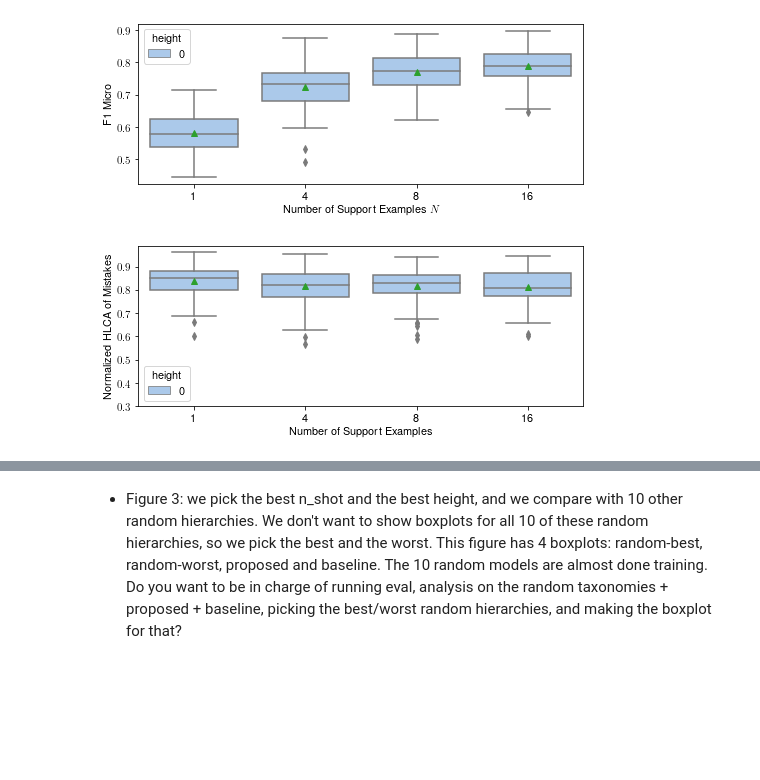
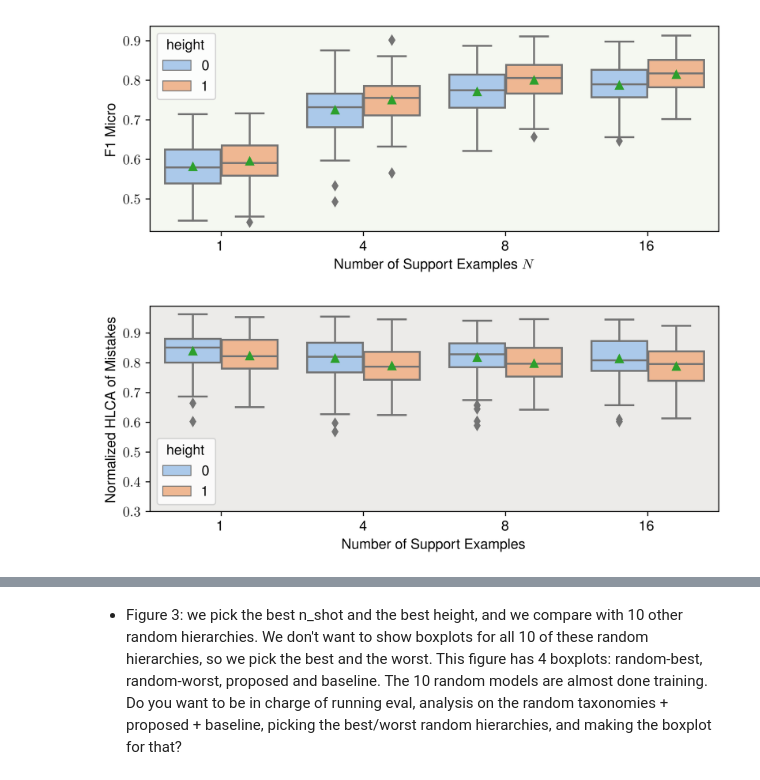
Before and after one commit to hugofloresgarcia/music-trees, a Jupyter notebook: scripts/figures.ipynb, the cells around one changed output, grey strips where cells are left out. Cells and saved outputs as stored; diff of their text form; code cells hidden in the pictures; blank space fills up the shorter version.

```diff
--- a/scripts/figures.ipynb
+++ b/scripts/figures.ipynb
@@ -12,8 +12,9 @@ plt.rcParams.update({
     "font.family": "sans-serif",
     "font.sans-serif": ["Helvetica"]
 })
+plt.rcParams['figure.dpi'] = 900
 
-path_to_results = mt.ROOT_DIR / 'results'
+path_to_results = mt.ROOT_DIR / 'results' / 'height'
 output_dir = mt.ROOT_DIR / 'scripts' / 'figures'
 output_dir.mkdir(exist_ok=True)
 filepaths = glob.glob(
@@ -39,14 +30,16 @@ df = df.sort_values(by='name')
 import seaborn as sns
 import matplotlib.pyplot as plt
 
-plt.rcParams["figure.figsize"] = (15,10)
+plt.rcParams["figure.figsize"] = (7,3)
+
 sns.boxplot(data=df, x='name', y='value',  palette="pastel", showmeans=True)
 # plt.title('F1 Micro')
-plt.ylabel('F1 Micro')
+plt.ylabel('F1 Score (higher is better)')
 plt.xlabel('Class Tree Height $H_i$')
 # plt.ylim([0.5, 0.99])
 plt.tight_layout()
 fig = plt.gcf()
+fig.axes[0].set_facecolor('#F5F8F1')
 plt.close()
 fig.savefig(output_dir / 'height-vs-f1.png')
 fig
@@ -86,15 +54,22 @@ df = df.sort_values(by='name')
 # %%
+df = fulldf[fulldf.metric == 'f1_micro']
+df = df[df.tag == 'protonet']
+df = df[(df.height == 1) | (df.height == 0)]
+df = df.sort_values(by='name')
+
 import seaborn as sns
 import matplotlib.pyplot as plt
 
+plt.rcParams["figure.figsize"] = (7,3)
 sns.boxplot(data=df, x='n_shot', y='value', hue='height', palette="pastel", showmeans=True)
 # plt.title('F1 Micro')
 plt.ylabel('F1 Micro')
 plt.xlabel('Number of Support Examples $N$')
 plt.tight_layout()
 fig = plt.gcf()
+fig.axes[0].set_facecolor('#F5F8F1')
 plt.close()
 fig.savefig(output_dir / 'n_shot-vs-f1.png')
 fig
 # %% [output]
-[figure, old version]
+[figure, new version]
@@ -107,4 +76,10 @@ df.value = df.value / 5
 # %%
+df = fulldf[fulldf.metric == 'hlca-mistake']
+df = df[df.tag == 'protonet']
+df = df[(df.height == 1) | (df.height == 0)]
+df = df.sort_values(by='name')
+df.value = df.value / 5
+
 import seaborn as sns
 import matplotlib.pyplot as plt
 
@@ -115,11 +90,12 @@ plt.xlabel('Number of Support Examples')
 plt.tight_layout()
 plt.ylim([0.3, 0.99])
 fig = plt.gcf()
+fig.axes[0].set_facecolor('#ECEBE9')
 plt.close()
 fig.savefig(output_dir / 'normalized-hlca.png')
 fig
 # %% [output]
-[figure, old version]
+[figure, new version]
 # %%
 fig, axes = plt.subplots(2, 1, figsize=(7, 6), sharex=True)
 
```
Also changed, not shown: parts of 13 cells of this notebook, 12 other files.
